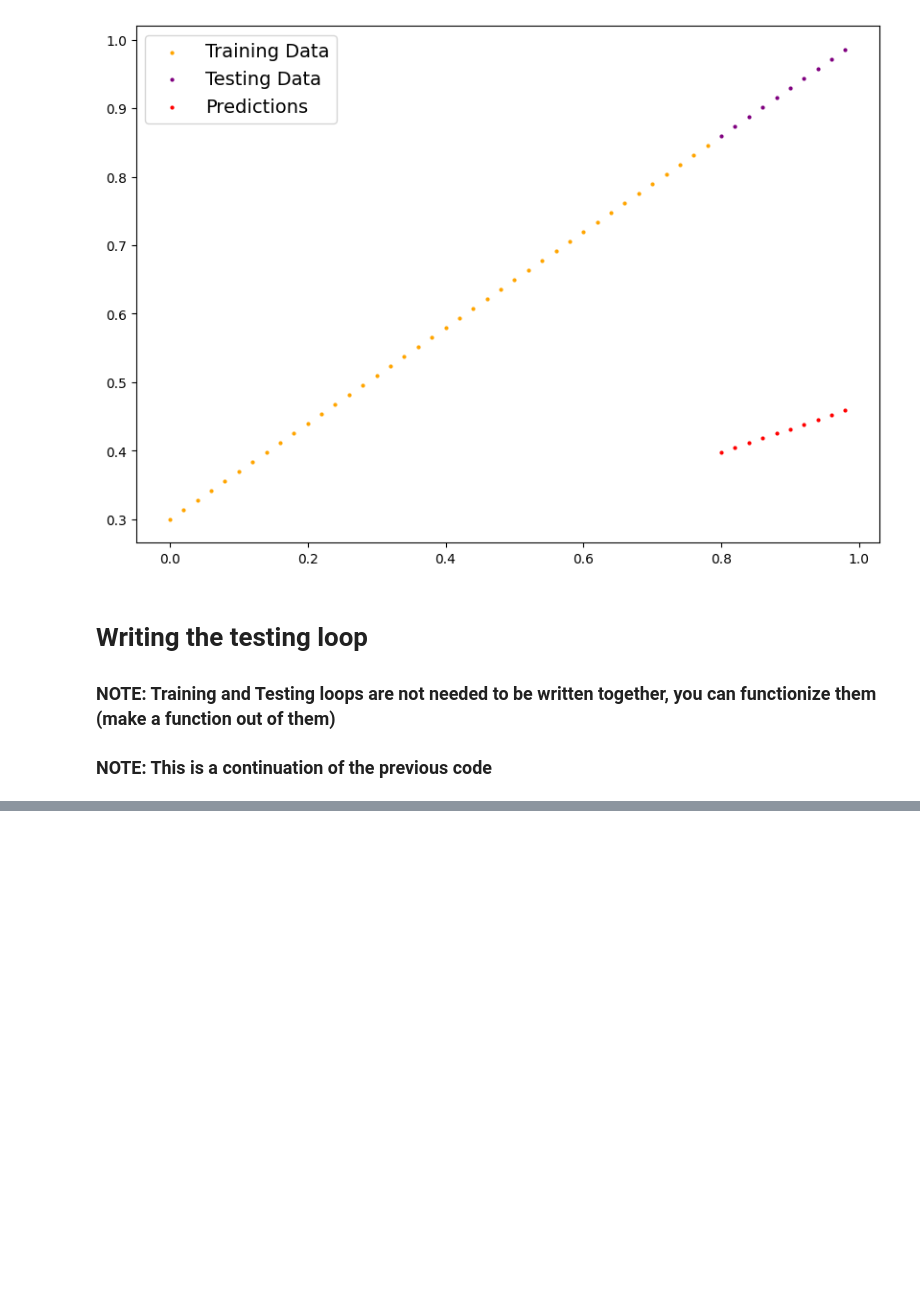
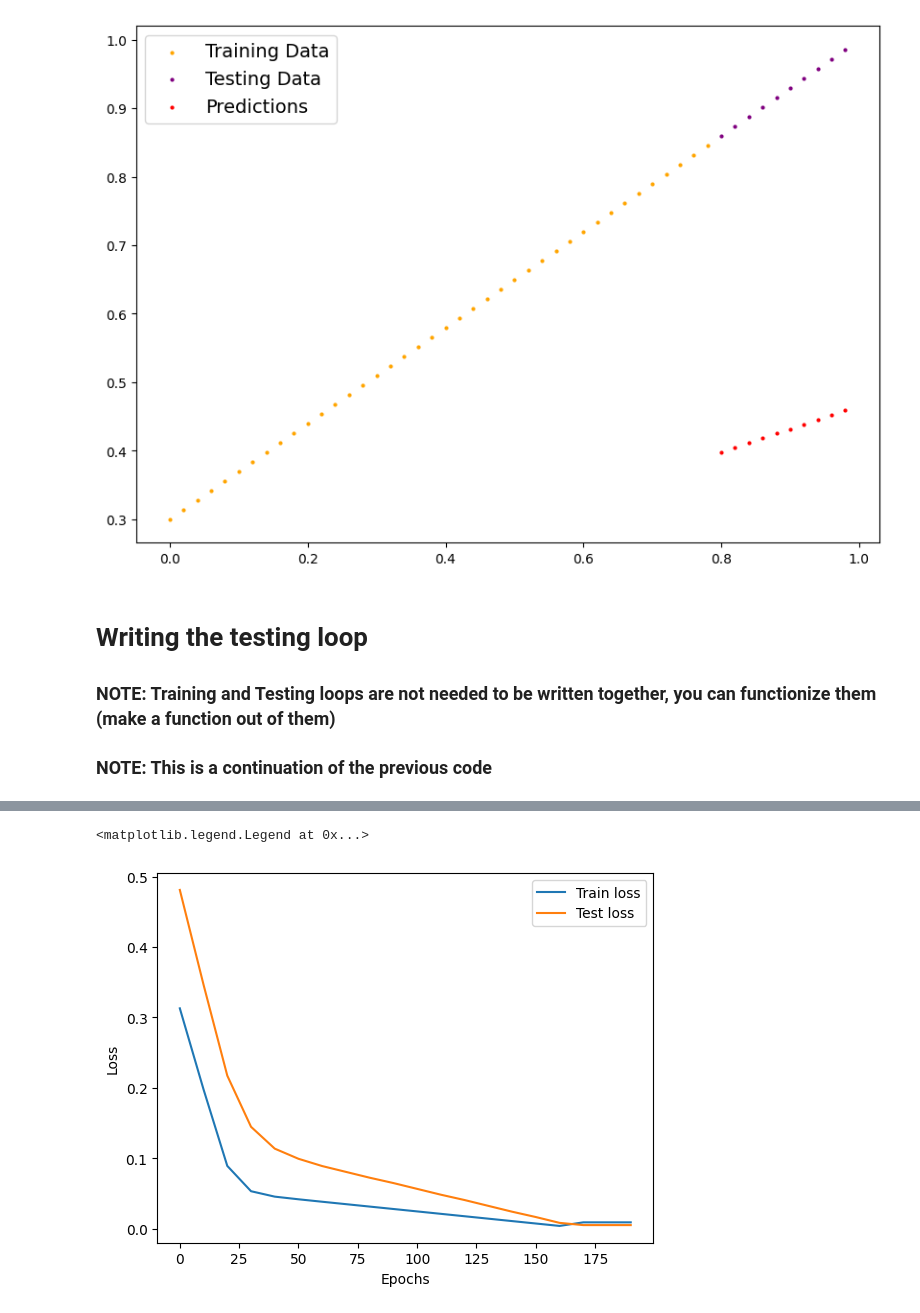
Before and after one commit to sasukev09/PyTorchTraining, a Jupyter notebook: dataser_LinearRegresion.ipynb, the cells around one changed output, grey strips where cells are left out. Cells and saved outputs as stored; diff of their text form; code cells hidden in the pictures; blank space fills up the shorter version.

```diff
--- a/dataser_LinearRegresion.ipynb
+++ b/dataser_LinearRegresion.ipynb
@@ -481,0 +529,10 @@ Loss: 0.02479521557688713
+# %%
+# PLOTTING THE LOSS CURVES AFTER CONVERTING
+plt.plot(count_epoch, torch.tensor(values_loss).numpy() , label="Train loss")
+plt.plot(count_epoch, values_test_loss, label="Test loss")
+plt.ylabel("Loss")
+plt.xlabel("Epochs")
+plt.legend()
+# %% [output]
+<matplotlib.legend.Legend at 0x...>
+[figure, added]
```
Also changed, not shown: parts of 7 cells of this notebook.
